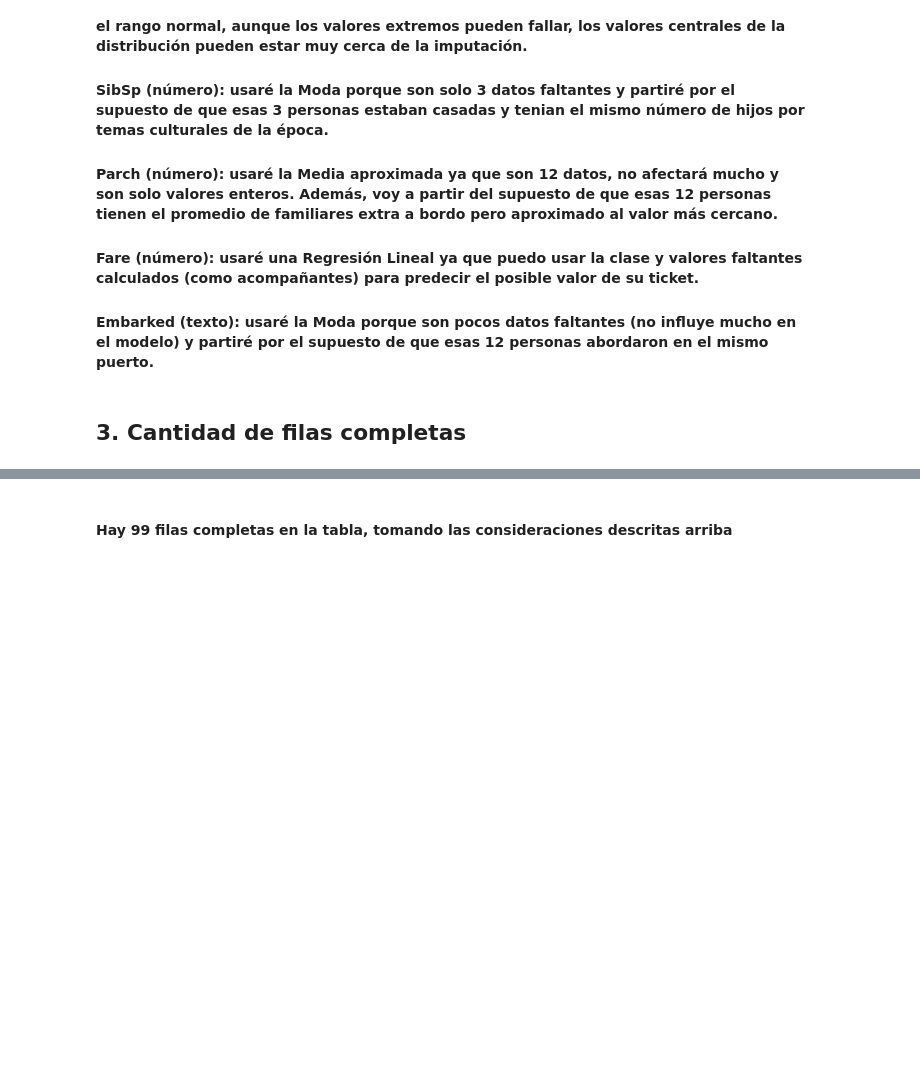
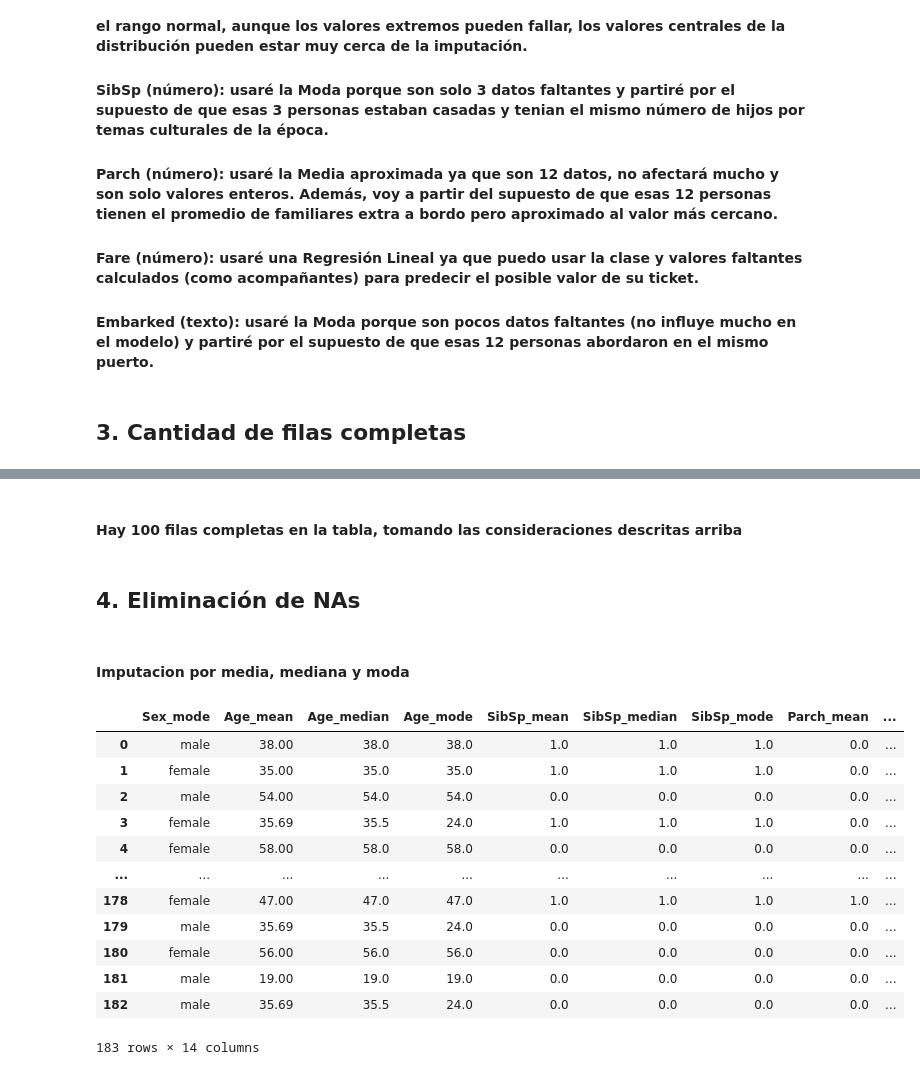
Before and after one commit to Daniel07816/DataWrangling-2022, a Jupyter notebook: Data_Engineer_Lab8/Script.ipynb, the cells around one changed output, grey strips where cells are left out. Drawn from its saved outputs; the diff is of its cells as text; code cells hidden in the pictures; blank space fills up the shorter version.

```diff
--- a/Data_Engineer_Lab8/Script.ipynb
+++ b/Data_Engineer_Lab8/Script.ipynb
@@ -122,2 +142,6 @@ titanic.dropna().shape
 # %% [markdown]
-#### Hay 99 filas completas en la tabla, tomando las consideraciones descritas arriba
+#### Hay 100 filas completas en la tabla, tomando las consideraciones descritas arriba
+# %% [markdown]
+## 4. Eliminación de NAs
+# %% [markdown]
+#### Imputacion por media, mediana y moda
@@ -123,0 +152,3 @@ titanic.dropna().shape
+# %%
+#Sex
+comparativa = pd.DataFrame(imp_mode.fit_transform(titanic[['Sex']]), columns = ['Sex_mode'])
@@ -123,0 +166,55 @@ titanic.dropna().shape
+# %%
+#SibSp
+#Media
+comparativa['SibSp_mean'] = imp_mean.fit_transform(titanic[['SibSp']])
+comparativa['SibSp_mean'] = round(comparativa['SibSp_mean'])
+
+#Mediana
+comparativa['SibSp_median'] = imp_median.fit_transform(titanic[['SibSp']])
+comparativa['SibSp_median'] = round(comparativa['SibSp_median'])
+
+#Moda
+comparativa['SibSp_mode'] = imp_mode.fit_transform(titanic[['SibSp']])
+comparativa['SibSp_mode'] = round(comparativa['SibSp_mode'])
+# %%
+#Parch
+#Media
+comparativa['Parch_mean'] = imp_mean.fit_transform(titanic[['Parch']])
+comparativa['Parch_mean'] = round(comparativa['Parch_mean'])
+
+#Mediana
+comparativa['Parch_median'] = imp_median.fit_transform(titanic[['Parch']])
+comparativa['Parch_median'] = round(comparativa['Parch_median'])
+
+#Moda
+comparativa['Parch_mode'] = imp_mode.fit_transform(titanic[['Parch']])
+comparativa['Parch_mode'] = round(comparativa['Parch_mode'])
+# %%
+#Fare
+#Media
+comparativa['Fare_mean'] = imp_mean.fit_transform(titanic[['Fare']])
+comparativa['Fare_mean'] = round(comparativa['Fare_mean'], 2)
+
+#Mediana
+comparativa['Fare_median'] = imp_median.fit_transform(titanic[['Fare']])
+
+#Moda
+comparativa['Fare_mode'] = imp_mode.fit_transform(titanic[['Fare']])
+# %%
+#Embarked
+comparativa['Embarked_mode'] = imp_mode.fit_transform(titanic[['Embarked']])
+comparativa
+# %% [output]
+|  | Sex_mode | Age_mean | Age_median | Age_mode | SibSp_mean | SibSp_median | SibSp_mode | Parch_mean | ... |
+| 0 | male | 38.00 | 38.0 | 38.0 | 1.0 | 1.0 | 1.0 | 0.0 | ... |
+| 1 | female | 35.00 | 35.0 | 35.0 | 1.0 | 1.0 | 1.0 | 0.0 | ... |
+| 2 | male | 54.00 | 54.0 | 54.0 | 0.0 | 0.0 | 0.0 | 0.0 | ... |
+| 3 | female | 35.69 | 35.5 | 24.0 | 1.0 | 1.0 | 1.0 | 0.0 | ... |
+| 4 | female | 58.00 | 58.0 | 58.0 | 0.0 | 0.0 | 0.0 | 0.0 | ... |
+| ... | ... | ... | ... | ... | ... | ... | ... | ... | ... |
+| 178 | female | 47.00 | 47.0 | 47.0 | 1.0 | 1.0 | 1.0 | 1.0 | ... |
+| 179 | male | 35.69 | 35.5 | 24.0 | 0.0 | 0.0 | 0.0 | 0.0 | ... |
+| 180 | female | 56.00 | 56.0 | 56.0 | 0.0 | 0.0 | 0.0 | 0.0 | ... |
+| 181 | male | 19.00 | 19.0 | 19.0 | 0.0 | 0.0 | 0.0 | 0.0 | ... |
+| 182 | male | 35.69 | 35.5 | 24.0 | 0.0 | 0.0 | 0.0 | 0.0 | ... |
+183 rows × 14 columns
```
Also changed, not shown: parts of 23 cells of this notebook.
